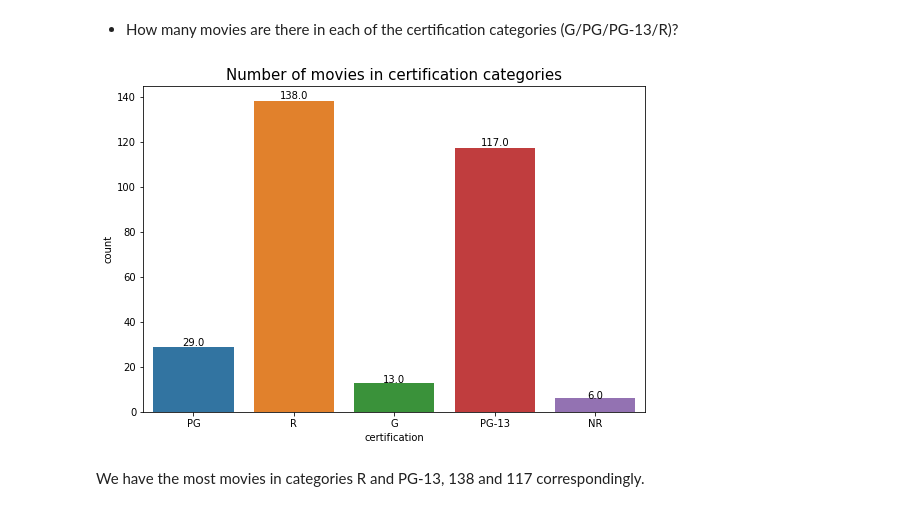
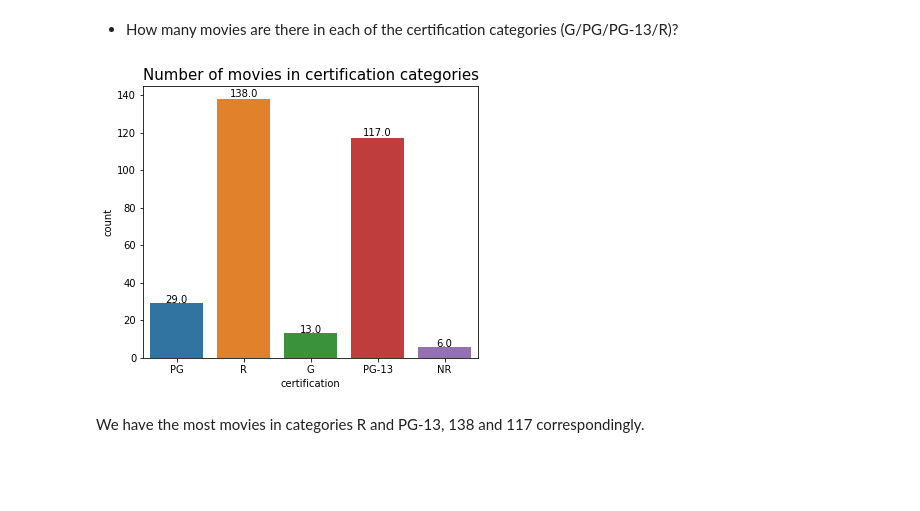
Before and after one commit to AliyevaO/what-makes-a-movie-successful, a Jupyter notebook: 03_EDA.ipynb, the cells around one changed output. Drawn from its saved outputs; the diff is of its cells as text; code cells hidden in the pictures; blank space fills up the shorter version.

```diff
--- a/03_EDA.ipynb
+++ b/03_EDA.ipynb
@@ -95,13 +95,13 @@ def show_values(axs, orient="v", space=.01):
         _single(axs)
 # %%
 #creat countplot
-plt.figure(figsize=(9,6))
+plt.figure(figsize=(6,5))
 ax = sns.countplot(data=clean_df, x ='certification')
 ax.set_title('Number of movies in certification categories', fontsize=15)
 show_values(ax)
-plt.savefig('Number of movies in certification categories.png', dpi = 300);
+plt.savefig('Number of movies in certification categories.png', dpi = 200);
 # %% [output]
-[figure, old version]
+[figure, new version]
 # %% [markdown]
 We have the most movies in categories R and PG-13, 138 and 117 correspondingly.
 # %% [markdown]
```
Also changed, not shown: parts of 2 cells of this notebook, 5 other files.
